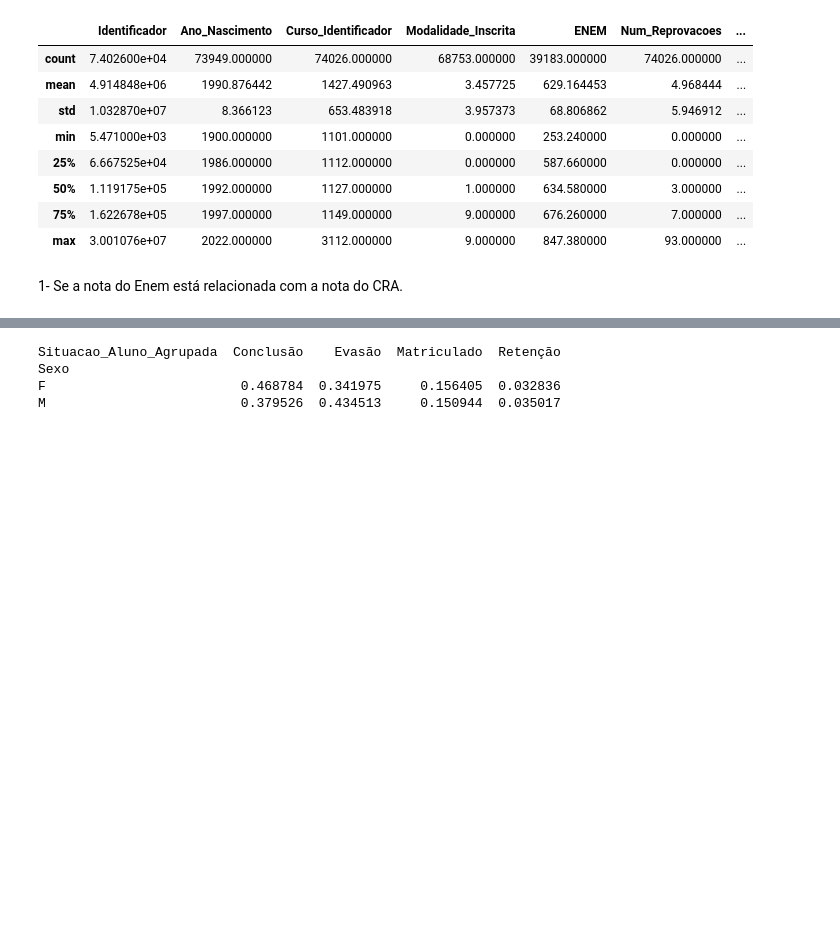
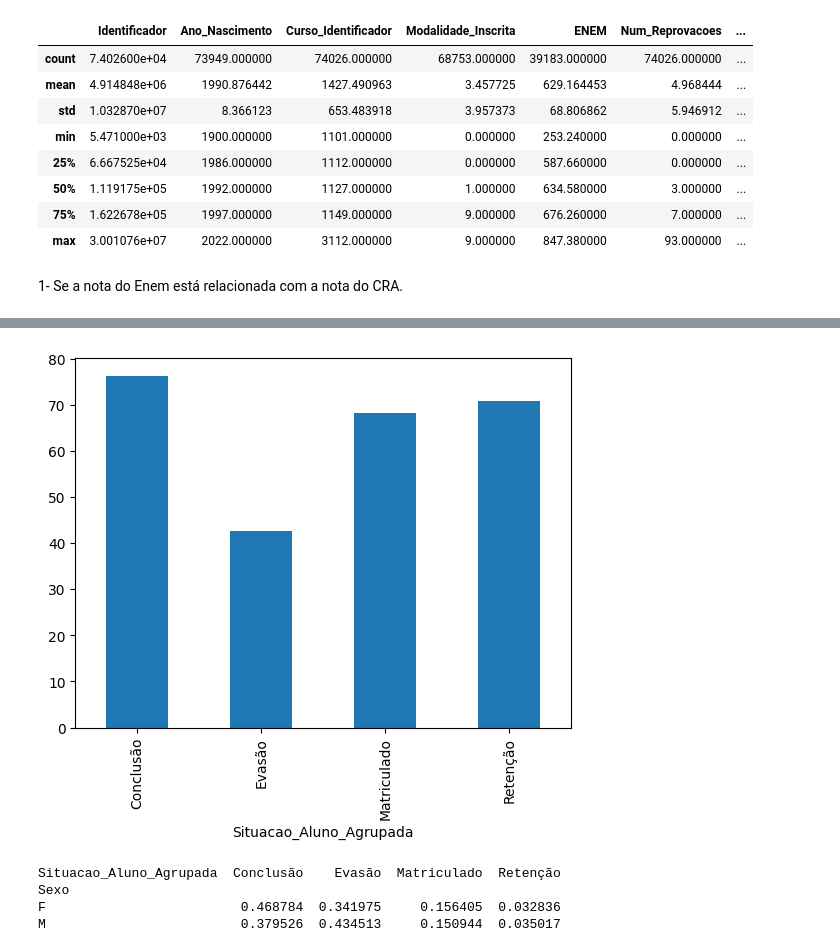
Before and after one commit to viniciusAAferreira/Projeto-Ciencia-de-Dados, a Jupyter notebook: trabalho_ccf425.ipynb, the cells around one changed output, grey strips where cells are left out. Saved outputs shown, nothing was run; the diff lists cells and outputs as text; code cells hidden in the pictures; blank space fills up the shorter version.

```diff
--- a/trabalho_ccf425.ipynb
+++ b/trabalho_ccf425.ipynb
@@ -116,3 +116,12 @@ Correlacao  0.2831129922350009
+# %%
+dt = df
+dt['Situacao_Aluno_Agrupada'].value_counts()
+dt = dt.groupby("Situacao_Aluno_Agrupada").mean()['CRA'].plot(kind = 'bar')
+
+# Ao analisar o gráfico é possível notar que o CRA dos alunos que evadiram é consideravelmente mais baixa que os outros
+# Estando abaixo da nota limite para passar em cada matéria, que seria 60, provavelmente também ha uma ligação com a quantidade de reprovações
+# %% [output]
+[figure, added]
 # %%
 #Quais são as características mais frequentes dos alunos que evadem da UFV em termos de gênero?
 
```
Also changed, not shown: parts of 4 cells of this notebook.
